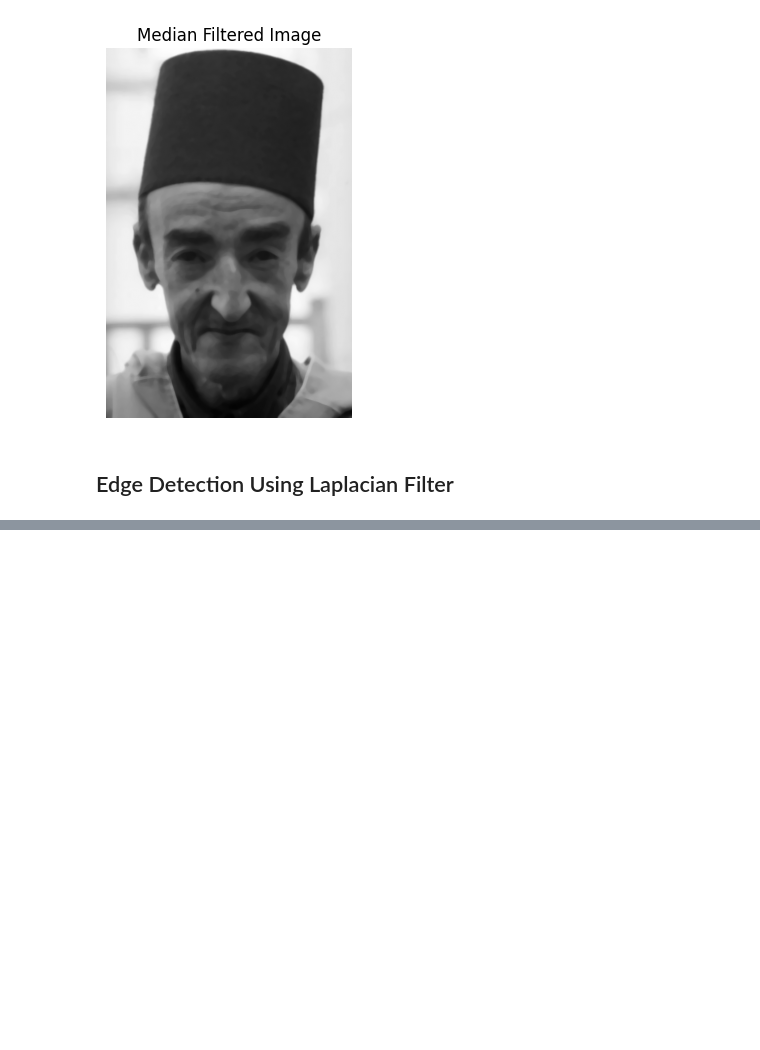
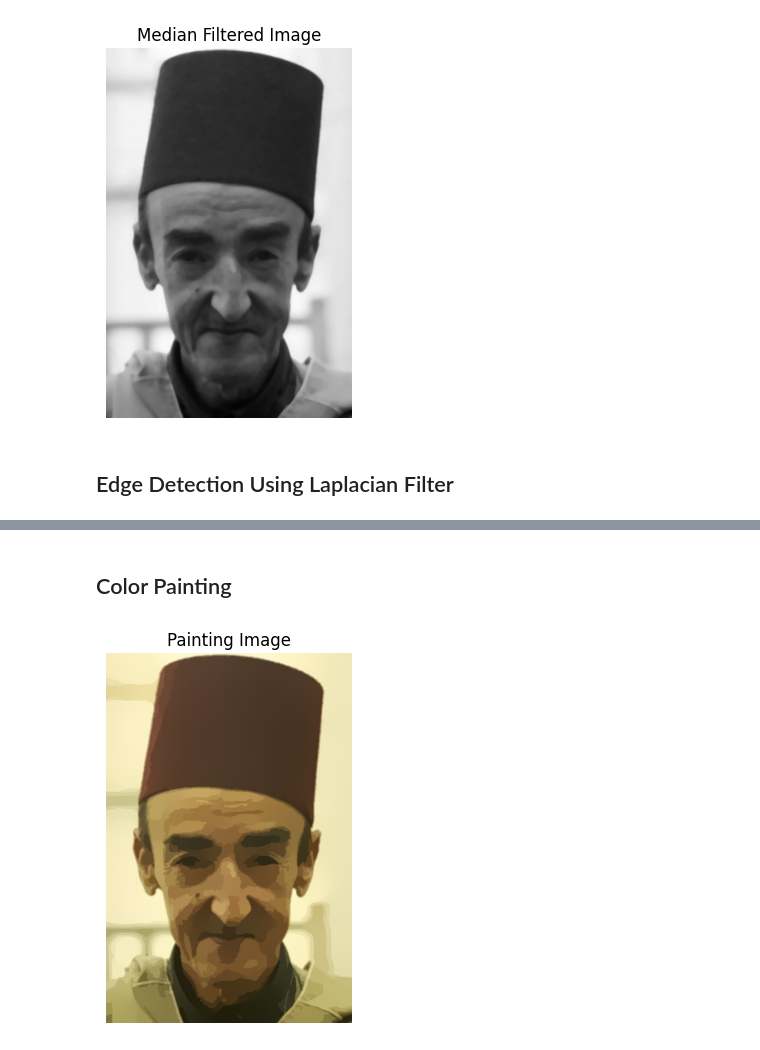
Before and after one commit to YoussefAboelwafa/Computer_Vision_Tasks, a Jupyter notebook: asg1/Cartoonifying.ipynb, the cells around one changed output, grey strips where cells are left out. Cells and saved outputs as stored; diff of their text form; code cells hidden in the pictures; blank space fills up the shorter version.

```diff
--- a/asg1/Cartoonifying.ipynb
+++ b/asg1/Cartoonifying.ipynb
@@ -33,0 +42,11 @@ show_image(laplacian, 'Laplacian Image')
+# %% [markdown]
+## Color Painting
+# %%
+painting = img
+
+for i in range(12):
+    painting = cv.bilateralFilter(painting, d=-1, sigmaColor=10, sigmaSpace=10)
+
+show_image(painting, "Painting Image")
+# %% [output]
+[figure, added]
```
Also changed, not shown: parts of 13 cells of this notebook.
